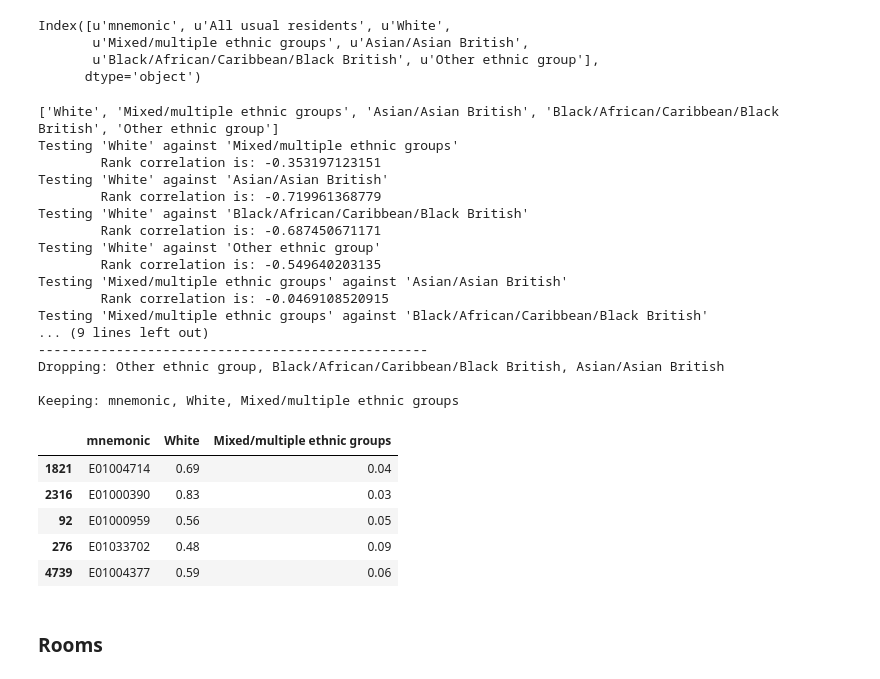
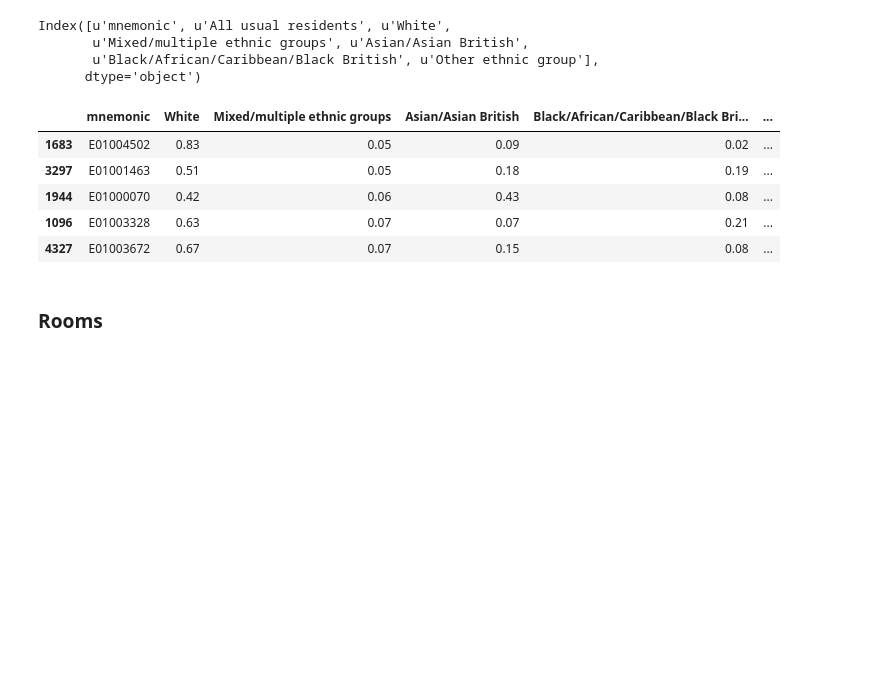
Before and after one commit to kingsgeocomp/applied_gsa, a Jupyter notebook: Week 3-Clustering & Geodemographics.ipynb, the cells around one changed output. Saved outputs shown, nothing was run; the diff lists cells and outputs as text; code cells hidden in the pictures; blank space fills up the shorter version.

```diff
--- a/Week 3-Clustering & Geodemographics.ipynb
+++ b/Week 3-Clustering & Geodemographics.ipynb
@@ -247,6 +247,3 @@ for c in selection:
     if nm == 'e':
         nm = 'Caravan'
     d_pct[nm] = pd.Series(d[t][c].astype(float)/d[t]['Total Properties'].astype(float))
-# %%
-d[t + 'pct'] = d_pct
-d_pct.describe()
@@ -311,2 +250,3 @@ sns.pairplot(d_pct.ix[:,to_keep])
 # %%
-d[t + '_pct'] = d_pct.ix[:, to_keep]
+d[t + '_pct'] = d_pct
+d[t + '_pct'].sample(5)
@@ -421,3 +310,0 @@ Keeping: mnemonic, Age 45 to 64, Age 15 to 24, Age 5 to 14, Age 0 to 4
-# %%
-d[t + '_pct'] = d_pct.ix[:, to_keep]
-d[t+'_pct'].sample(5)
@@ -444,77 +324,32 @@ Index([u'mnemonic', u'All usual residents', u'White',
       dtype='object')
 # %%
 # Select the columns we're interested in analysing
-selection = ['White', 'Mixed/multiple ethnic groups', 'Asian/Asian British', 'Black/African/Caribbean/Black British', 'Other ethnic group']
-print(selection)
+selection = ['White', 'Mixed/multiple ethnic groups', 'Asian/Asian British',
+             'Black/African/Caribbean/Black British', 'Other ethnic group']
 
 # Create a new data frame to
 # hold the percentage values
 # and initialise it with only
 # the 'mnemonic' (i.e. GeoCode)
 d_pct = pd.concat(
     [d[t]['mnemonic']],
     axis=1,
     keys=['mnemonic'])
 
 # For each of the columns remaining
 # in the select
 for c in selection:
     d_pct[c] = pd.Series(d[t][c].astype(float)/d[t]['All usual residents'].astype(float))
 
-d[t + 'pct'] = d_pct
-d_pct.describe()
-
-from math import fabs
-from itertools import combinations
-
-# We will take a naive approach and
-# just remove the *second* term of
-# any pair with a correlation
-# greater than 0.3 without seeing if
-# it's the first that is the problem.
-to_rm = []
-
-for p in combinations(d_pct.columns[1:], 2):
-    print("Testing '" + p[0] + "' against '" + p[1] + "'")
-    corr = d_pct[p[0]].corr(d_pct[p[1]], method='spearman')
-    print("\tRank correlation is: " + str(corr))
-    if fabs(corr) > 0.50 and p[0] not in to_rm:
-        to_rm.append(p[1])
-
-print("-" * 50)
-print("Dropping: " + ", ".join(set(to_rm)))
-
-print(" ")
-
-to_keep = set(d_pct.columns).difference(set(to_rm))
-print("Keeping: " + ", ".join(to_keep))
-
-d[t + '_pct'] = d_pct.ix[:, to_keep]
-d[t+'_pct'].sample(5)
+d[t + '_pct'] = d_pct
+d[t + '_pct'].sample(5)
 # %% [output]
-['White', 'Mixed/multiple ethnic groups', 'Asian/Asian British', 'Black/African/Caribbean/Black British', 'Other ethnic group']
-Testing 'White' against 'Mixed/multiple ethnic groups'
-        Rank correlation is: -0.353197123151
-Testing 'White' against 'Asian/Asian British'
-        Rank correlation is: -0.719961368779
-Testing 'White' against 'Black/African/Caribbean/Black British'
-        Rank correlation is: -0.687450671171
-Testing 'White' against 'Other ethnic group'
-        Rank correlation is: -0.549640203135
-Testing 'Mixed/multiple ethnic groups' against 'Asian/Asian British'
-        Rank correlation is: -0.0469108520915
-Testing 'Mixed/multiple ethnic groups' against 'Black/African/Caribbean/Black British'
-... (9 lines left out)
---------------------------------------------------
-Dropping: Other ethnic group, Black/African/Caribbean/Black British, Asian/Asian British
-
-Keeping: mnemonic, White, Mixed/multiple ethnic groups
-|  | mnemonic | White | Mixed/multiple ethnic groups |
-| 1821 | E01004714 | 0.69 | 0.04 |
-| 2316 | E01000390 | 0.83 | 0.03 |
-| 92 | E01000959 | 0.56 | 0.05 |
-| 276 | E01033702 | 0.48 | 0.09 |
-| 4739 | E01004377 | 0.59 | 0.06 |
+|  | mnemonic | White | Mixed/multiple ethnic groups | Asian/Asian British | Black/African/Caribbean/Black Bri... | ... |
+| 1683 | E01004502 | 0.83 | 0.05 | 0.09 | 0.02 | ... |
+| 3297 | E01001463 | 0.51 | 0.05 | 0.18 | 0.19 | ... |
+| 1944 | E01000070 | 0.42 | 0.06 | 0.43 | 0.08 | ... |
+| 1096 | E01003328 | 0.63 | 0.07 | 0.07 | 0.21 | ... |
+| 4327 | E01003672 | 0.67 | 0.07 | 0.15 | 0.08 | ... |
 # %% [markdown]
 ### Rooms
 # %%
```
Also changed, not shown: parts of 62 cells of this notebook.
